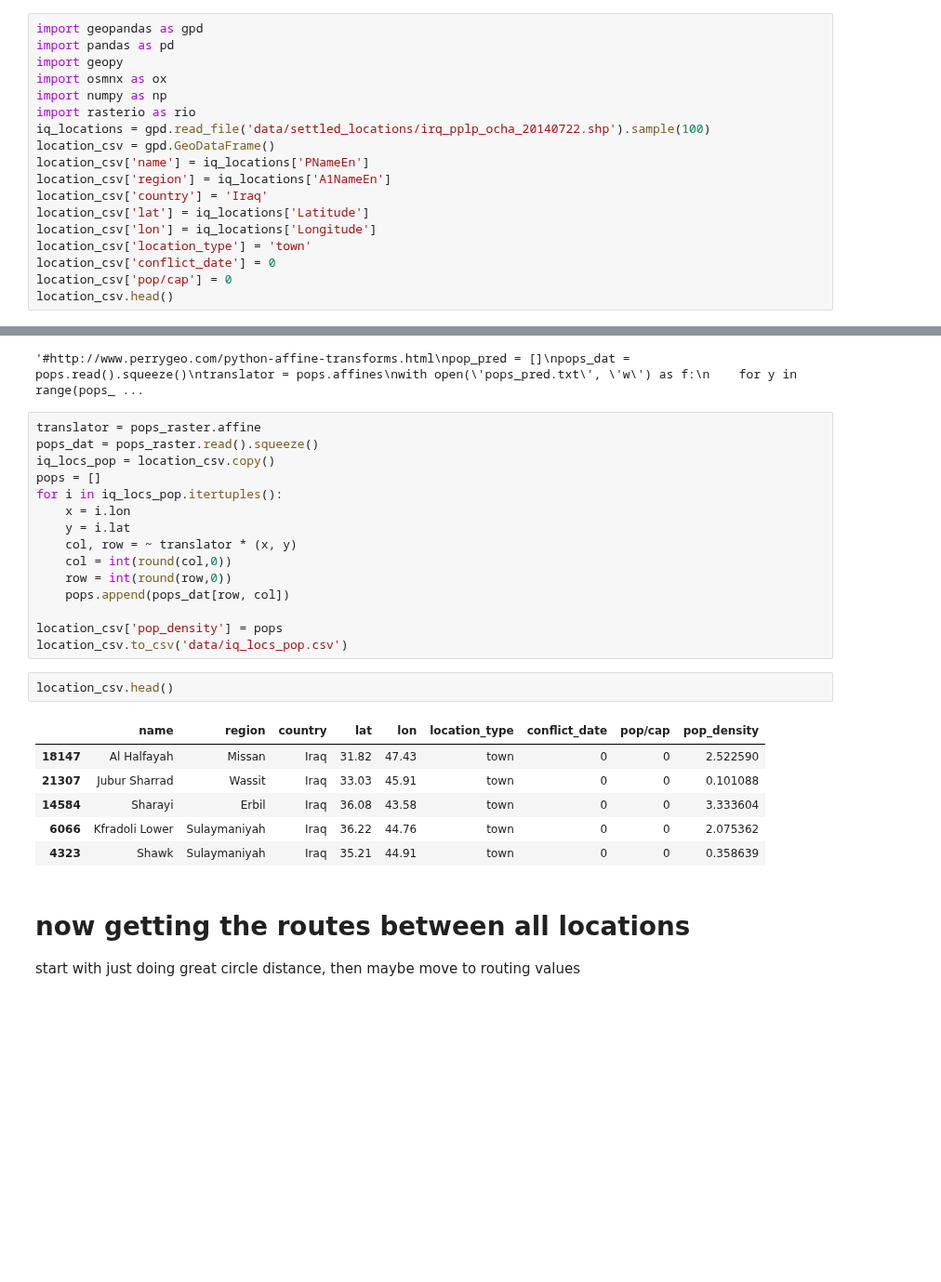
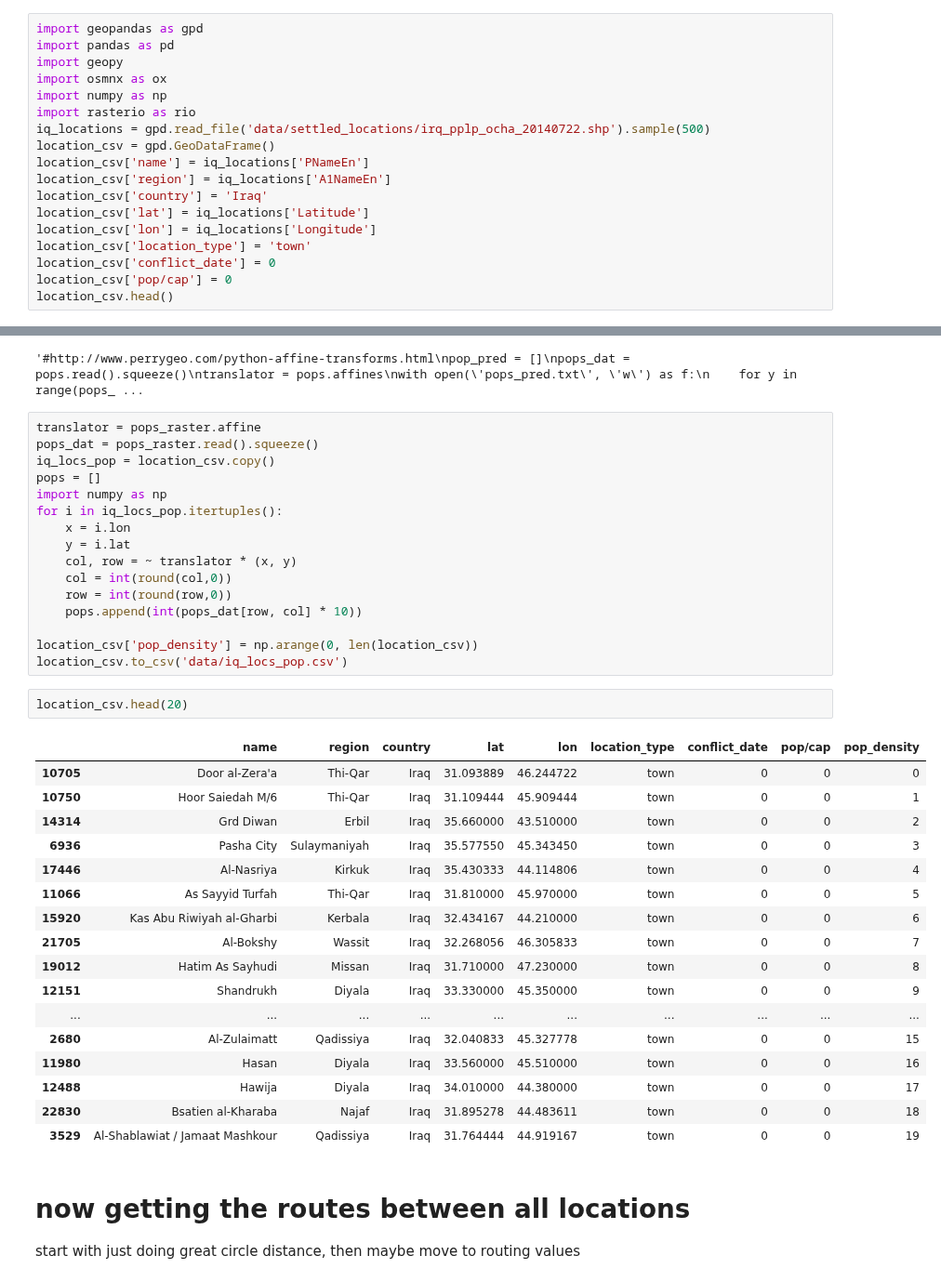
Before and after one commit to tamos/MACS30200proj, a Jupyter notebook: paper_code/DataPreparation_Flee.ipynb, the cells around one changed output, grey strips where cells are left out. Shown at 93% size. Drawn from its saved outputs; the diff is of its cells as text; blank space fills up the shorter version.

```diff
--- a/paper_code/DataPreparation_Flee.ipynb
+++ b/paper_code/DataPreparation_Flee.ipynb
@@ -7,7 +7,7 @@ import geopy
 import osmnx as ox
 import numpy as np
 import rasterio as rio
-iq_locations = gpd.read_file('data/settled_locations/irq_pplp_ocha_20140722.shp').sample(100)
+iq_locations = gpd.read_file('data/settled_locations/irq_pplp_ocha_20140722.shp').sample(500)
 location_csv = gpd.GeoDataFrame()
 location_csv['name'] = iq_locations['PNameEn']
 location_csv['region'] = iq_locations['A1NameEn']
@@ -79,25 +95,37 @@ translator = pops_raster.affine
 pops_dat = pops_raster.read().squeeze()
 iq_locs_pop = location_csv.copy()
 pops = []
+import numpy as np
 for i in iq_locs_pop.itertuples():
     x = i.lon
     y = i.lat
     col, row = ~ translator * (x, y)
     col = int(round(col,0))
     row = int(round(row,0))
-    pops.append(pops_dat[row, col])
+    pops.append(int(pops_dat[row, col] * 10))
 
-location_csv['pop_density'] = pops
+location_csv['pop_density'] = np.arange(0, len(location_csv))
 location_csv.to_csv('data/iq_locs_pop.csv')
 # %%
-location_csv.head()
+location_csv.head(20)
 # %% [output]
 |  | name | region | country | lat | lon | location_type | conflict_date | pop/cap | pop_density |
-| 18147 | Al Halfayah | Missan | Iraq | 31.82 | 47.43 | town | 0 | 0 | 2.522590 |
-| 21307 | Jubur Sharrad | Wassit | Iraq | 33.03 | 45.91 | town | 0 | 0 | 0.101088 |
-| 14584 | Sharayi | Erbil | Iraq | 36.08 | 43.58 | town | 0 | 0 | 3.333604 |
-| 6066 | Kfradoli Lower | Sulaymaniyah | Iraq | 36.22 | 44.76 | town | 0 | 0 | 2.075362 |
-| 4323 | Shawk | Sulaymaniyah | Iraq | 35.21 | 44.91 | town | 0 | 0 | 0.358639 |
+| 10705 | Door al-Zera'a | Thi-Qar | Iraq | 31.093889 | 46.244722 | town | 0 | 0 | 0 |
+| 10750 | Hoor Saiedah M/6 | Thi-Qar | Iraq | 31.109444 | 45.909444 | town | 0 | 0 | 1 |
+| 14314 | Grd Diwan | Erbil | Iraq | 35.660000 | 43.510000 | town | 0 | 0 | 2 |
+| 6936 | Pasha City | Sulaymaniyah | Iraq | 35.577550 | 45.343450 | town | 0 | 0 | 3 |
+| 17446 | Al-Nasriya | Kirkuk | Iraq | 35.430333 | 44.114806 | town | 0 | 0 | 4 |
+| 11066 | As Sayyid Turfah | Thi-Qar | Iraq | 31.810000 | 45.970000 | town | 0 | 0 | 5 |
+| 15920 | Kas Abu Riwiyah al-Gharbi | Kerbala | Iraq | 32.434167 | 44.210000 | town | 0 | 0 | 6 |
+| 21705 | Al-Bokshy | Wassit | Iraq | 32.268056 | 46.305833 | town | 0 | 0 | 7 |
+| 19012 | Hatim As Sayhudi | Missan | Iraq | 31.710000 | 47.230000 | town | 0 | 0 | 8 |
+| 12151 | Shandrukh | Diyala | Iraq | 33.330000 | 45.350000 | town | 0 | 0 | 9 |
+| ... | ... | ... | ... | ... | ... | ... | ... | ... | ... |
+| 2680 | Al-Zulaimatt | Qadissiya | Iraq | 32.040833 | 45.327778 | town | 0 | 0 | 15 |
+| 11980 | Hasan | Diyala | Iraq | 33.560000 | 45.510000 | town | 0 | 0 | 16 |
+| 12488 | Hawija | Diyala | Iraq | 34.010000 | 44.380000 | town | 0 | 0 | 17 |
+| 22830 | Bsatien al-Kharaba | Najaf | Iraq | 31.895278 | 44.483611 | town | 0 | 0 | 18 |
+| 3529 | Al-Shablawiat / Jamaat Mashkour | Qadissiya | Iraq | 31.764444 | 44.919167 | town | 0 | 0 | 19 |
 # %% [markdown]
 # now getting the routes between all locations
 start with just doing great circle distance, then maybe move to routing values
```
Also changed, not shown: parts of 10 cells of this notebook, 1 other file.
